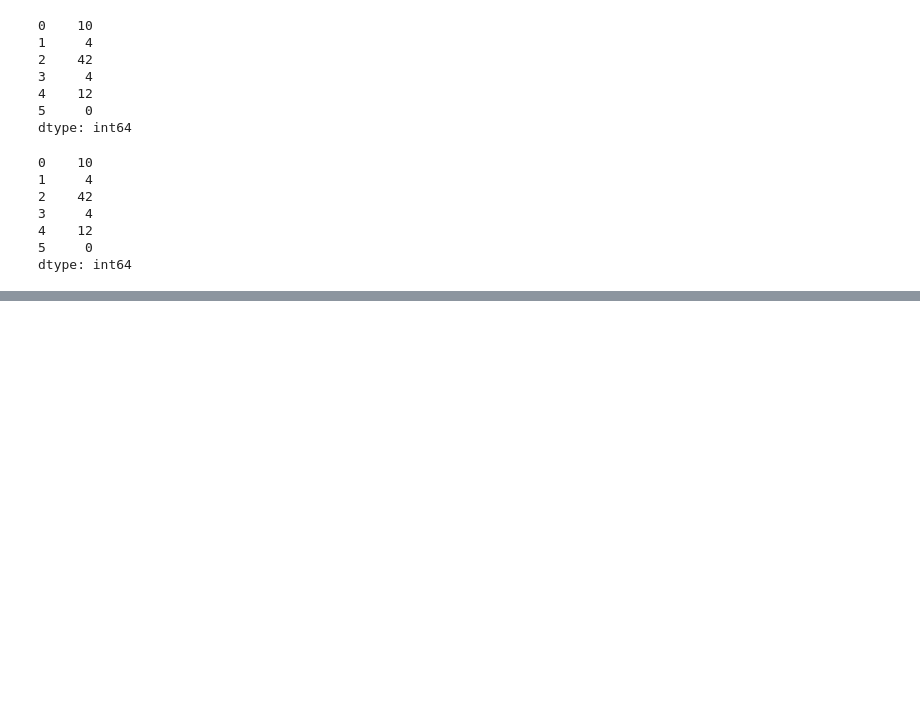
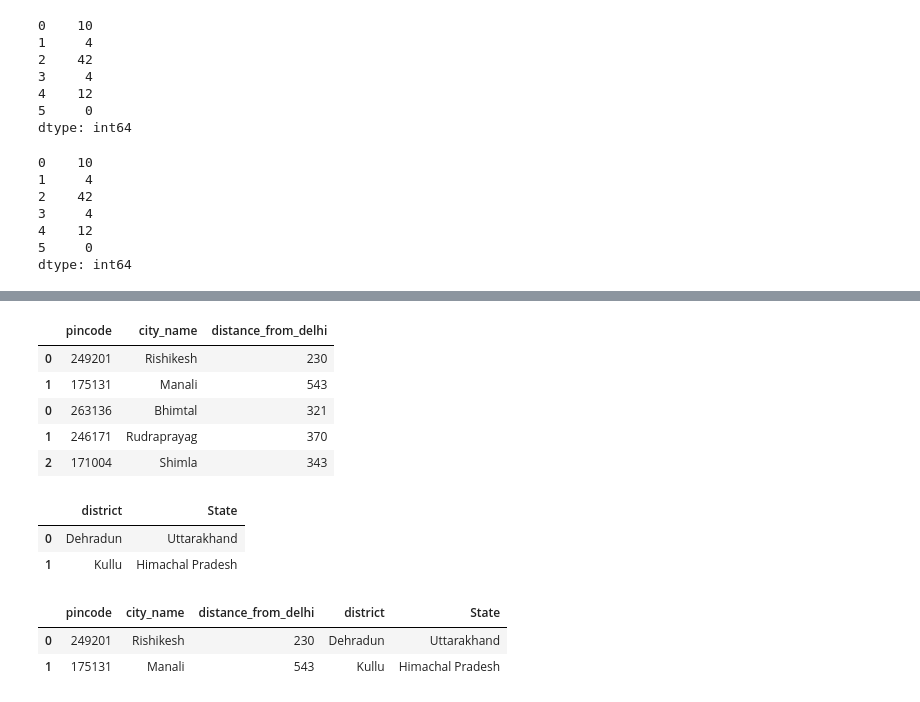
Before and after one commit to juck30808/juck30808, a Jupyter notebook: Pandas-Merge_BinaryOperations.ipynb, the cells around one changed output, grey strips where cells are left out. Cells and saved outputs as stored; diff of their text form; code cells hidden in the pictures; blank space fills up the shorter version.

```diff
--- a/Pandas-Merge_BinaryOperations.ipynb
+++ b/Pandas-Merge_BinaryOperations.ipynb
@@ -182,0 +290,37 @@ dtype: int64
+# %%
+# creating 1st data frame
+df1 = pd.DataFrame({'pincode':[249201,175131],
+                   'city_name':['Rishikesh','Manali'],
+                   'distance_from_delhi':[230,543]})
+
+# creating 2nd data frame
+df2 = pd.DataFrame({'pincode':[263136,246171,171004],
+                   'city_name':['Bhimtal', 'Rudraprayag','Shimla'],
+                   'distance_from_delhi':[321, 370,343]})
+# %%
+# concatenating two dataframes having same columns
+df = pd.concat([df1, df2], axis = 0)
+df
+# %% [output]
+|  | pincode | city_name | distance_from_delhi |
+| 0 | 249201 | Rishikesh | 230 |
+| 1 | 175131 | Manali | 543 |
+| 0 | 263136 | Bhimtal | 321 |
+| 1 | 246171 | Rudraprayag | 370 |
+| 2 | 171004 | Shimla | 343 |
+# %%
+# creating dataframe
+df3 = pd.DataFrame({'district':['Dehradun','Kullu'],
+                   'State':['Uttarakhand','Himachal Pradesh']})
+df3
+# %% [output]
+|  | district | State |
+| 0 | Dehradun | Uttarakhand |
+| 1 | Kullu | Himachal Pradesh |
+# %%
+# concatenation two data frames having different columns
+pd.concat([df1, df3], axis = 1)
+# %% [output]
+|  | pincode | city_name | distance_from_delhi | district | State |
+| 0 | 249201 | Rishikesh | 230 | Dehradun | Uttarakhand |
+| 1 | 175131 | Manali | 543 | Kullu | Himachal Pradesh |
```
Also changed, not shown: parts of 15 cells of this notebook, 42 other files.
